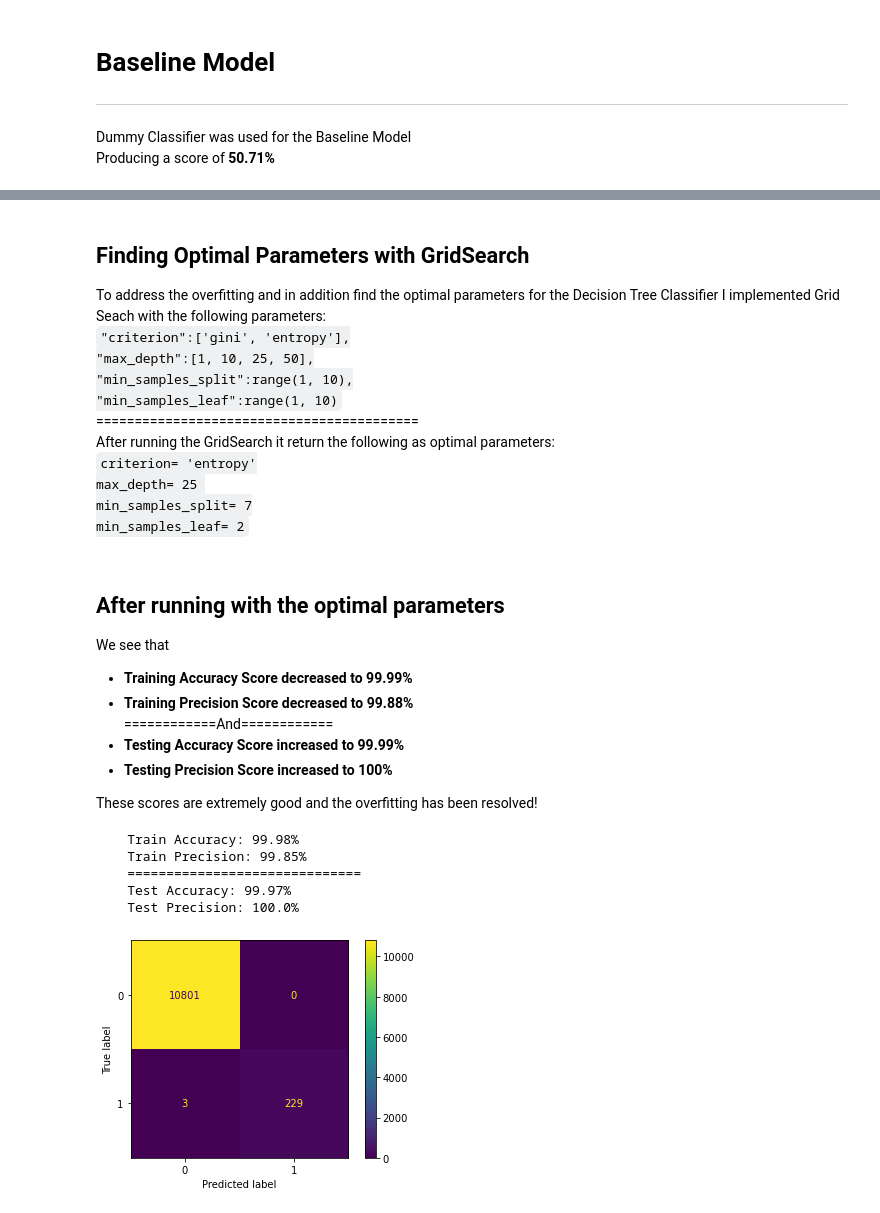
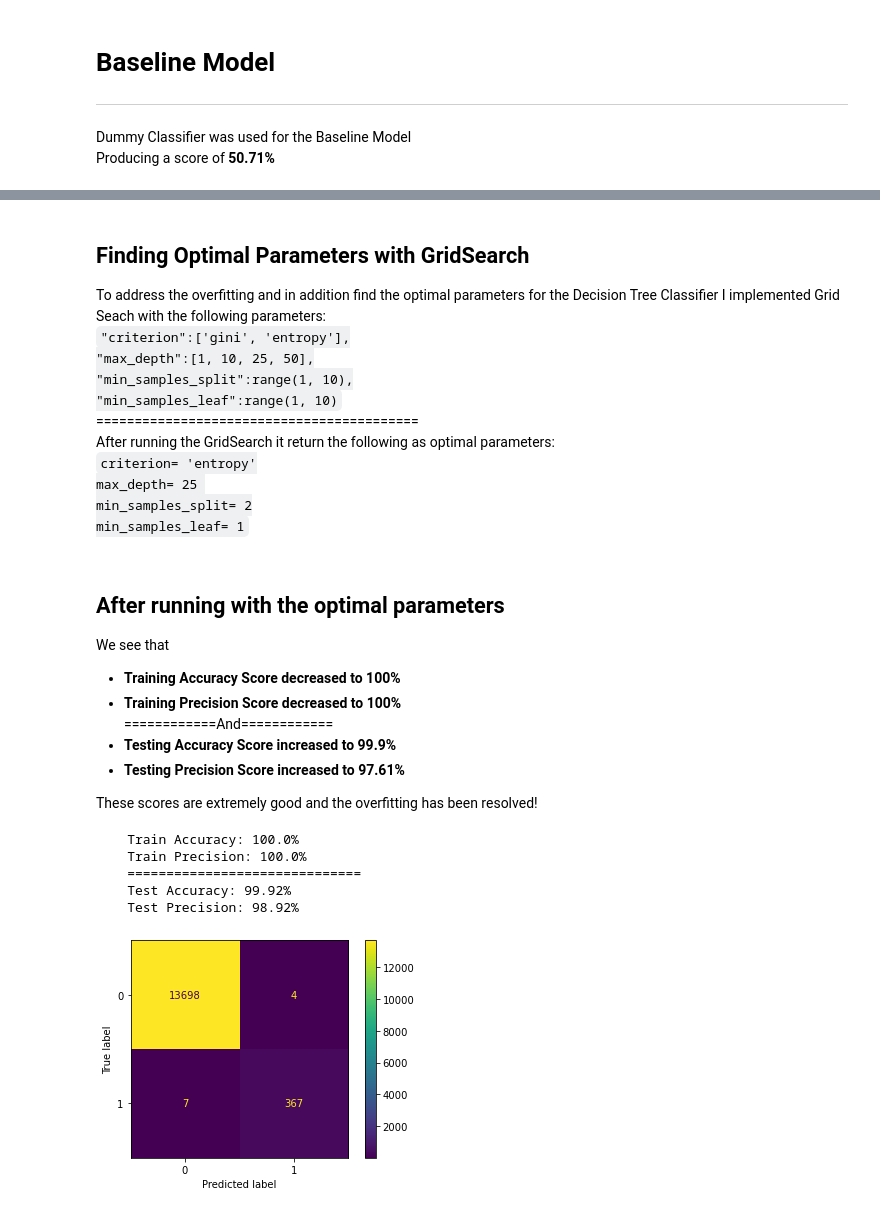
Before and after one commit to cjunhyuk/Kayak_Price_Analysis, a Jupyter notebook: Modeling.ipynb, the cells around one changed output, grey strips where cells are left out. Saved outputs shown, nothing was run; the diff lists cells and outputs as text; code cells hidden in the pictures.

```diff
--- a/Modeling.ipynb
+++ b/Modeling.ipynb
@@ -327,8 +328,8 @@ model_fit_print(dtree_model, X, y)
 After running the GridSearch it return the following as optimal parameters:<br>
 <code>criterion= 'entropy'
 max_depth= 25
-min_samples_split= 7
-min_samples_leaf= 2</code><p>
+min_samples_split= 2
+min_samples_leaf= 1</code><p>
 # %%
 # # Approximately 4 minute run time
 # param_dict = {
@@ -352,27 +353,27 @@ min_samples_leaf= 2</code><p>
 
 We see that
 <ul>
-    <li><b>Training Accuracy Score decreased to 99.99%</b></li>
-    <li><b>Training Precision Score decreased to 99.88%</b></li>
+    <li><b>Training Accuracy Score decreased to 100%</b></li>
+    <li><b>Training Precision Score decreased to 100%</b></li>
     ============And============
-    <li><b>Testing Accuracy Score increased to 99.99%</b></li>
-    <li><b>Testing Precision Score increased to 100%</b></li>
+    <li><b>Testing Accuracy Score increased to 99.9%</b></li>
+    <li><b>Testing Precision Score increased to 97.61%</b></li>
 </ul>
 These scores are extremely good and the overfitting has been resolved!
 # %%
 dtree_model2 = imbpipline(steps=[
     ("preprocessor", preprocessor),
     ('SMOTE', SMOTE(random_state = 32)),
-    ("dtree", DecisionTreeClassifier(criterion= 'entropy', max_depth= 25, min_samples_split= 7,
-                                    min_samples_leaf= 2, random_state= 32))
+    ("dtree", DecisionTreeClassifier(criterion= 'entropy', max_depth= 25, min_samples_split= 2,
+                                    min_samples_leaf= 1, random_state= 32))
 ])
 
 model_fit_print(dtree_model2, X, y)
 # %% [output]
-    Train Accuracy: 99.98%
-    Train Precision: 99.85%
+    Train Accuracy: 100.0%
+    Train Precision: 100.0%
     ==============================
-    Test Accuracy: 99.97%
-    Test Precision: 100.0%
+    Test Accuracy: 99.92%
+    Test Precision: 98.92%
-[figure, old version]
+[figure, new version]
 # %%
```
Also changed, not shown: parts of 35 cells of this notebook, 1 other file.
